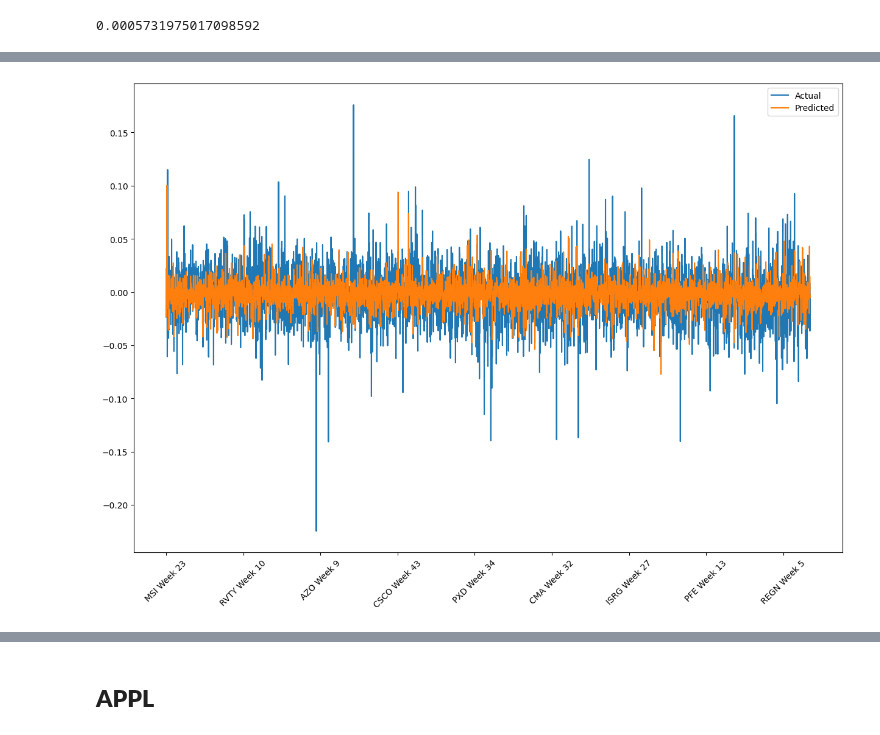
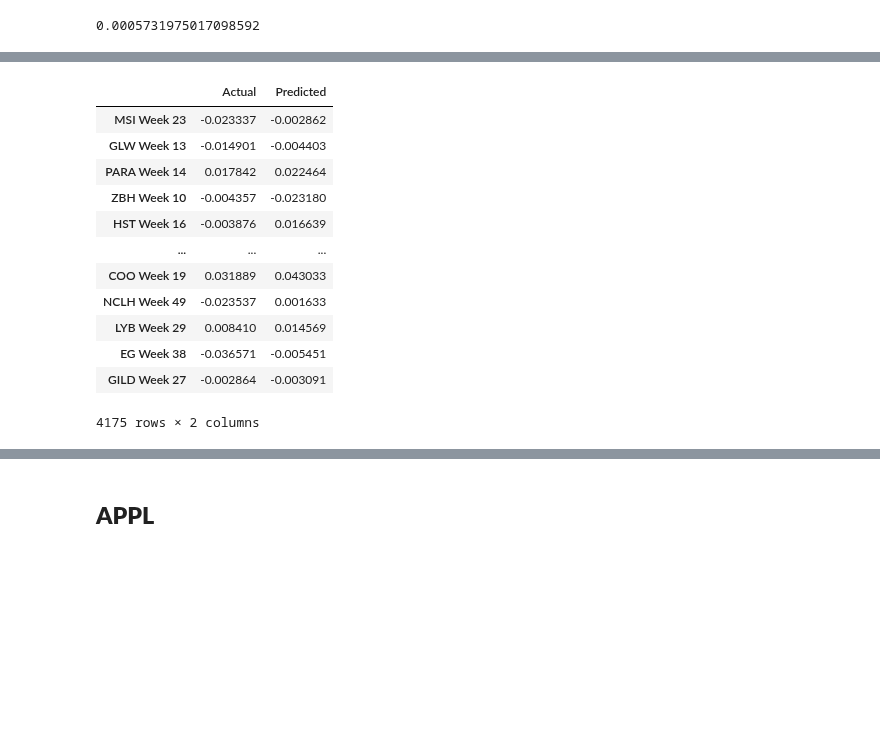
Before and after one commit to ktongk/BTT-JPMC-1, a Jupyter notebook: Anna/XGBOOST.ipynb, the cells around one changed output, grey strips where cells are left out. Saved outputs shown, nothing was run; the diff lists cells and outputs as text; code cells hidden in the pictures; blank space fills up the shorter version.

```diff
--- a/Anna/XGBOOST.ipynb
+++ b/Anna/XGBOOST.ipynb
@@ -787,13 +851,19 @@ plt.show()
-# %%
-# plot the actual price percentage change values with the predicted price percentage change values
-plt.figure(figsize=(15, 10))
-plt.plot(y_test_tuned, label='Actual')
-plt.plot(y_pred, label='Predicted')
-plt.legend()
-# reduce the frequency of the x labels
-plt.xticks(np.arange(0, len(y_test_tuned), 500))
-#
-plt.xticks(rotation=45)
-plt.show()
-# %% [output]
-[figure, removed]
+# %%
+# make a table of the predicted values and the actual values
+comparison_df = pd.DataFrame({'Actual': y_test, 'Predicted': y_pred})
+comparison_df
+# combine the 2 dataframes
+# %% [output]
+|  | Actual | Predicted |
+| MSI Week 23 | -0.023337 | -0.002862 |
+| GLW Week 13 | -0.014901 | -0.004403 |
+| PARA Week 14 | 0.017842 | 0.022464 |
+| ZBH Week 10 | -0.004357 | -0.023180 |
+| HST Week 16 | -0.003876 | 0.016639 |
+| ... | ... | ... |
+| COO Week 19 | 0.031889 | 0.043033 |
+| NCLH Week 49 | -0.023537 | 0.001633 |
+| LYB Week 29 | 0.008410 | 0.014569 |
+| EG Week 38 | -0.036571 | -0.005451 |
+| GILD Week 27 | -0.002864 | -0.003091 |
+4175 rows × 2 columns
```
Also changed, not shown: parts of 28 cells of this notebook.
